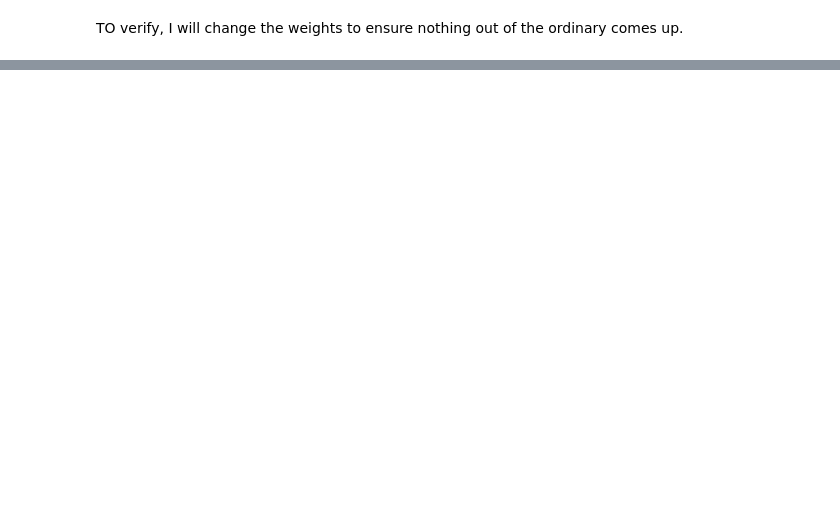
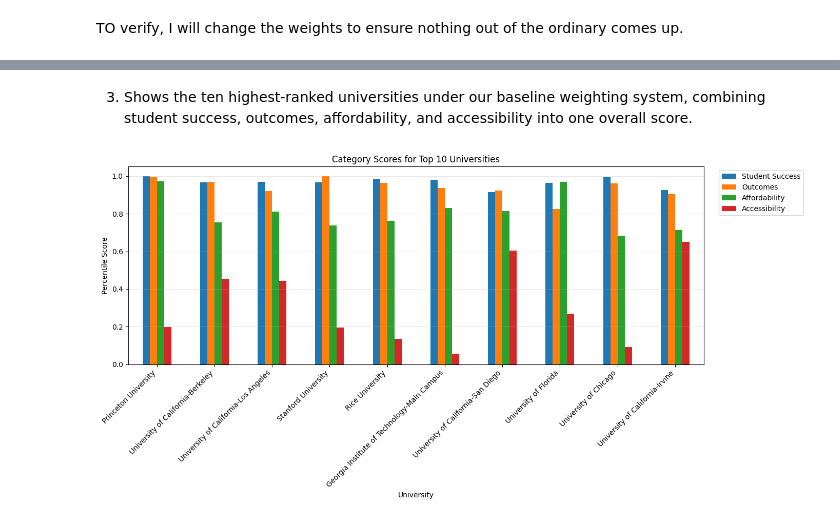
Before and after one commit to DanielYaari28/AIPI510P1, a Jupyter notebook: notebooks/03_final_ranking.ipynb, the cells around one changed output, grey strips where cells are left out. Saved outputs shown, nothing was run; the diff lists cells and outputs as text; code cells hidden in the pictures; blank space fills up the shorter version.

```diff
--- a/notebooks/03_final_ranking.ipynb
+++ b/notebooks/03_final_ranking.ipynb
@@ -253,0 +278,33 @@ accessibility
+# %% [markdown]
+3) Shows the ten highest-ranked universities under our baseline weighting system, combining student success, outcomes, affordability, and accessibility into one overall score.
+# %%
+ax = baseline.plot(
+    x="INSTNM",
+    y=[
+        "STUDENT_SUCCESS_PERCENTILE",
+        "OUTCOME_SCORE",
+        "AFFORDABILITY_PERCENTILE",
+        "ACCESSIBILITY_PERCENTILE"
+    ],
+    kind="bar",
+    figsize=(14, 7)
+)
+
+plt.title("Category Scores for Top 10 Universities")
+plt.xlabel("University")
+plt.ylabel("Percentile Score")
+
+plt.xticks(rotation=45, ha="right")
+
+plt.legend(
+    ["Student Success", "Outcomes", "Affordability", "Accessibility"],
+    bbox_to_anchor=(1.02, 1),
+    loc="upper left"
+)
+
+plt.grid(axis="y", alpha=0.3)
+
+plt.tight_layout()
+plt.show()
+# %% [output]
+[figure, added]
```
Also changed, not shown: parts of 20 cells of this notebook.
